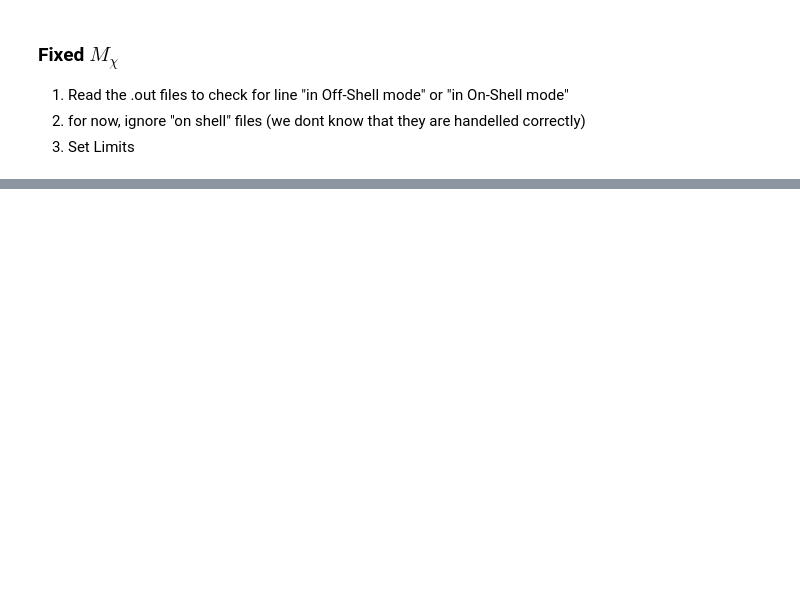
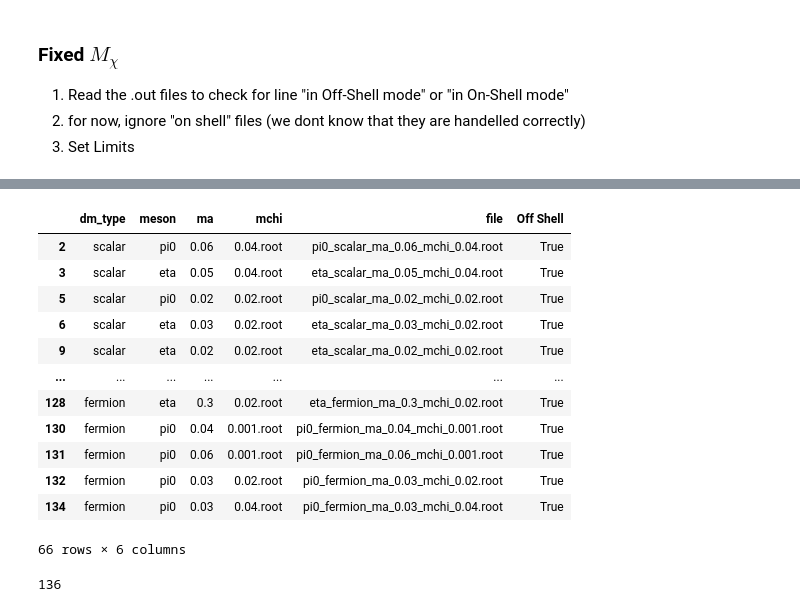
Before and after one commit to amh-137/DarkElectronScatter, a Jupyter notebook: notebooks/limits.ipynb, the cells around one changed output, grey strips where cells are left out. Drawn from its saved outputs; the diff is of its cells as text; code cells hidden in the pictures; blank space fills up the shorter version.

```diff
--- a/notebooks/limits.ipynb
+++ b/notebooks/limits.ipynb
@@ -524,7 +456,7 @@ See the caveats in the documentation: https://pandas.pydata.org/pandas-docs/stab
 3) Set Limits
 # %%
 # Get list of data files
-data_dir = "../data/root/BdNMC/fixed_Mchi/"
+data_dir = "../data/root/BdNMC/fixed_mchi/"
 fnames = []
 for dmt in dm_types:
     for file in os.listdir(data_dir+"/"+dmt+"/"):
@@ -538,16 +470,21 @@ fnames = pd.DataFrame(fnames, columns=["dm_type", "meson", "ma", "mchi", "file",
 
 # go through the .out files
 # e.g nodefixed_Mchi__pi0_scalar_ma_0.09_mchi_0.001.out
-out_path = "../data/out/fixed_Mchi/"
-for file in fnames:
+out_path = "../data/condor_out/fixed_mchi/"
+for row in fnames.iterrows():
+    file = row[1]["file"].strip(".root") + ".out"
     try:
-        with open(out_path+"nodefixed_Mchi__") as f:
+        with open(out_path+"nodefixed_Mchi__"+file) as f:
             for line in f:
                 if "Off-Shell" in line:
-                    print(line)
+                    continue
+                    #print(line)
                     # FINISH THIS!
                 elif "On-Shell" in line:
-                    print(file, line)
-                    fnames[file, "Off Shell"] = False # idk if this works need to check later
+                    ##print(file, line)
+                    fnames.iloc[row[0]] = (row[1]["dm_type"], row[1]["meson"], row[1]["ma"], row[1]["mchi"], row[1]["file"], False)
+                    #fnames.loc["Off Shell", row[0]] = False
     except:
         print("File not found", file)
+        #fnames.loc["Off Shell", row[0]] = "N/A"
+        fnames.iloc[row[0]] = (row[1]["dm_type"], row[1]["meson"], row[1]["ma"], row[1]["mchi"], row[1]["file"], "N/A")
@@ -553,0 +509,19 @@ for file in fnames:
+# %%
+display(fnames[fnames["Off Shell"]==True])
+print(len(fnames))
+# not working :(
+# %% [output]
+|  | dm_type | meson | ma | mchi | file | Off Shell |
+| 2 | scalar | pi0 | 0.06 | 0.04.root | pi0_scalar_ma_0.06_mchi_0.04.root | True |
+| 3 | scalar | eta | 0.05 | 0.04.root | eta_scalar_ma_0.05_mchi_0.04.root | True |
+| 5 | scalar | pi0 | 0.02 | 0.02.root | pi0_scalar_ma_0.02_mchi_0.02.root | True |
+| 6 | scalar | eta | 0.03 | 0.02.root | eta_scalar_ma_0.03_mchi_0.02.root | True |
+| 9 | scalar | eta | 0.02 | 0.02.root | eta_scalar_ma_0.02_mchi_0.02.root | True |
+| ... | ... | ... | ... | ... | ... | ... |
+| 128 | fermion | eta | 0.3 | 0.02.root | eta_fermion_ma_0.3_mchi_0.02.root | True |
+| 130 | fermion | pi0 | 0.04 | 0.001.root | pi0_fermion_ma_0.04_mchi_0.001.root | True |
+| 131 | fermion | pi0 | 0.06 | 0.001.root | pi0_fermion_ma_0.06_mchi_0.001.root | True |
+| 132 | fermion | pi0 | 0.03 | 0.02.root | pi0_fermion_ma_0.03_mchi_0.02.root | True |
+| 134 | fermion | pi0 | 0.03 | 0.04.root | pi0_fermion_ma_0.03_mchi_0.04.root | True |
+66 rows × 6 columns
+136
```
Also changed, not shown: parts of 11 cells of this notebook, 1 other file.
